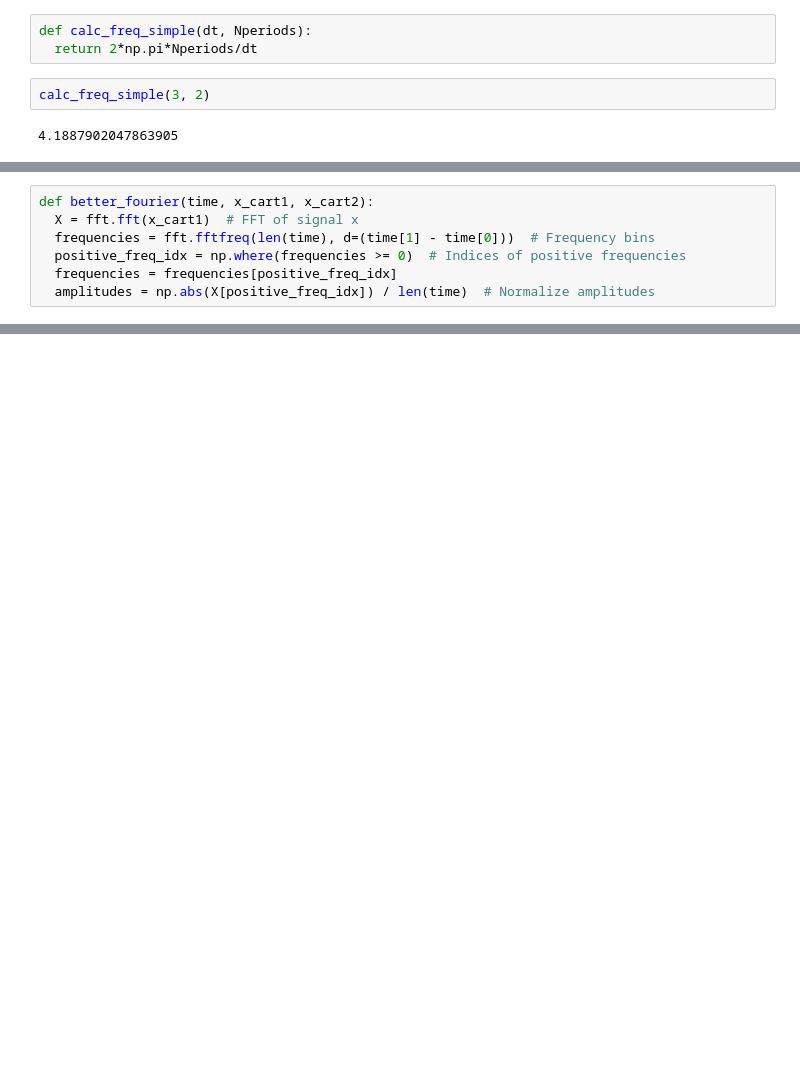
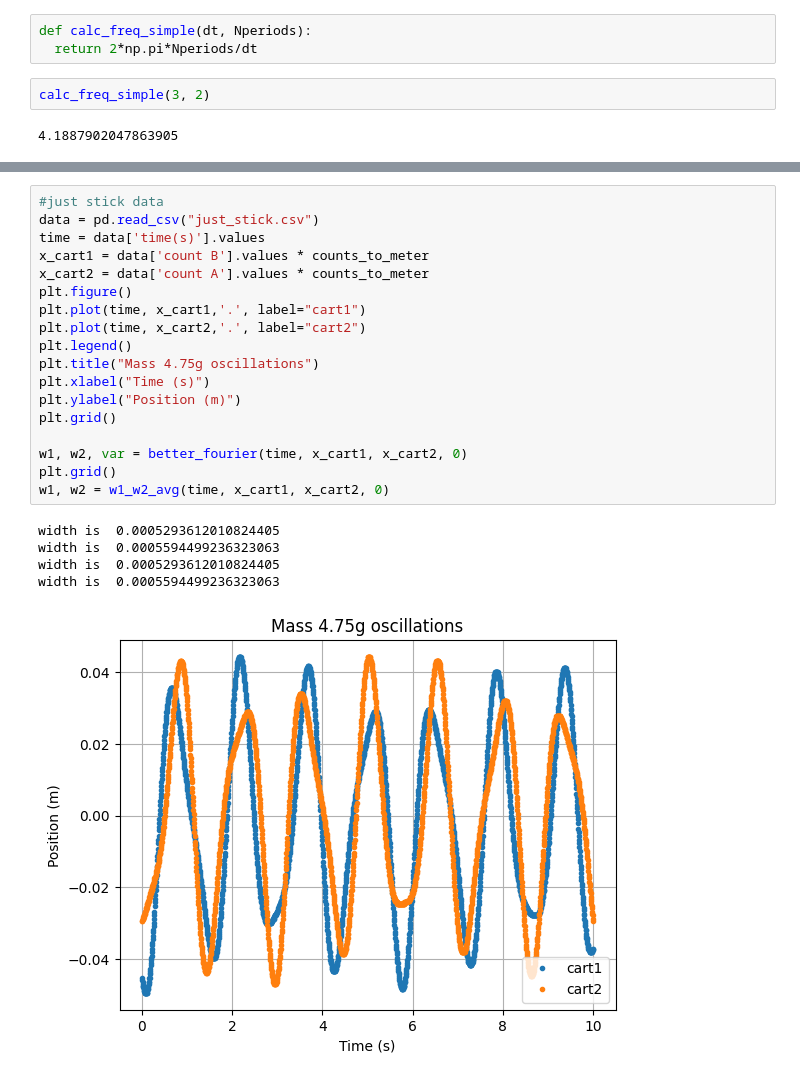
Before and after one commit to ronniegertman/Waves, a Jupyter notebook: two_oscillators.ipynb, the cells around one changed output, grey strips where cells are left out. Cells and saved outputs as stored; diff of their text form; blank space fills up the shorter version.

```diff
--- a/two_oscillators.ipynb
+++ b/two_oscillators.ipynb
@@ -268,8 +295 @@ analyze_data(files, weights_array)
-# %%
-def better_fourier(time, x_cart1, x_cart2):
-  X = fft.fft(x_cart1)  # FFT of signal x
-  frequencies = fft.fftfreq(len(time), d=(time[1] - time[0]))  # Frequency bins
-  positive_freq_idx = np.where(frequencies >= 0)  # Indices of positive frequencies
-  frequencies = frequencies[positive_freq_idx]
-  amplitudes = np.abs(X[positive_freq_idx]) / len(time)  # Normalize amplitudes
 # %%
@@ -322,0 +344,24 @@ print(frequencies[np.argmax(amplitudes)])
+# %%
+#just stick data
+data = pd.read_csv("just_stick.csv")
+time = data['time(s)'].values
+x_cart1 = data['count B'].values * counts_to_meter
+x_cart2 = data['count A'].values * counts_to_meter
+plt.figure()
+plt.plot(time, x_cart1,'.', label="cart1")
+plt.plot(time, x_cart2,'.', label="cart2")
+plt.legend()
+plt.title("Mass 4.75g oscillations")
+plt.xlabel("Time (s)")
+plt.ylabel("Position (m)")
+plt.grid()
+
+w1, w2, var = better_fourier(time, x_cart1, x_cart2, 0)
+plt.grid()
+w1, w2 = w1_w2_avg(time, x_cart1, x_cart2, 0)
+# %% [output]
+width is  0.0005293612010824405
+width is  0.0005594499236323063
+width is  0.0005293612010824405
+width is  0.0005594499236323063
+[figure, added]
```
Also changed, not shown: parts of 7 cells of this notebook.
